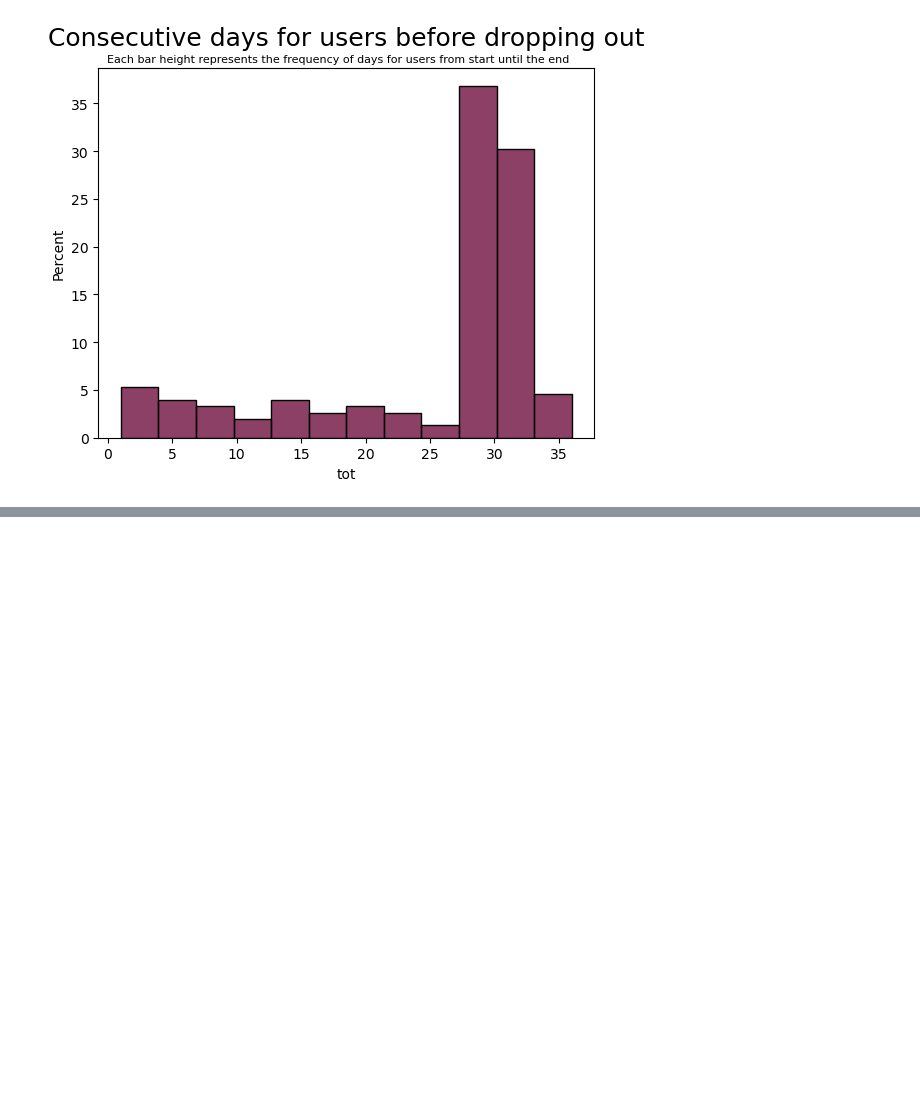
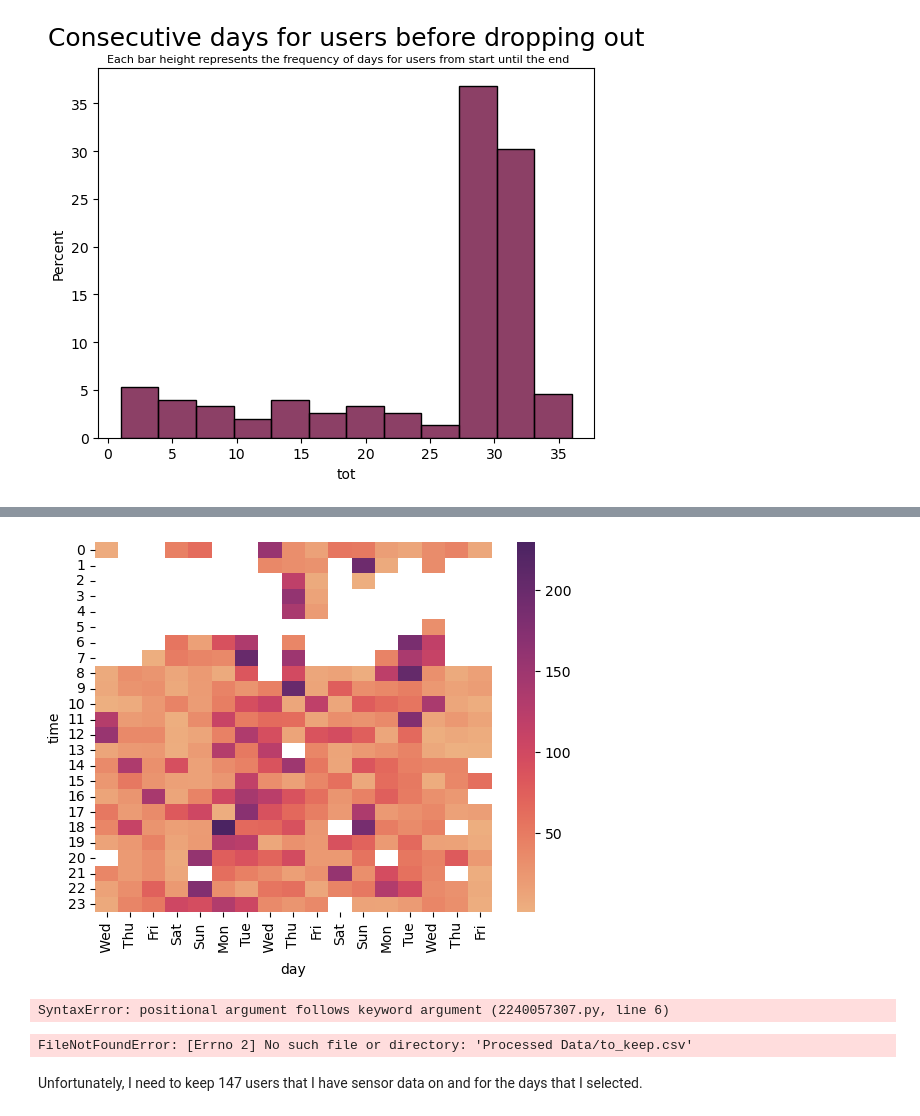
Before and after one commit to FluveFV/PhonePervasiveness, a Jupyter notebook: Data_preparation_and_cleaning.ipynb, the cells around one changed output, grey strips where cells are left out. Drawn from its saved outputs; the diff is of its cells as text; code cells hidden in the pictures; blank space fills up the shorter version.

```diff
--- a/Data_preparation_and_cleaning.ipynb
+++ b/Data_preparation_and_cleaning.ipynb
@@ -336,0 +343,7 @@ df['circaday'] = df[(df['circaday'] == )]
+# %%
+# run once more to avoid duplicates, see issue in file_reduction.ipynb
+import timedelta
+
+df_min = df_min.groupby(['userid', pd.Grouper(key='timestamp', freq='1Min')])['touches'].sum().reset_index().copy(deep=True)
+df_min['touches'] = df_min.touches.astype(int)
+print(f'Rows: {df_min.shape[0]:,}')  #should be '682,611'
@@ -336,0 +372,12 @@ df['circaday'] = df[(df['circaday'] == )]
+# %%
+days = dict()
+for i in range(10, 29):
+    days[i] = i-12 + 1   #days translates to month days to common count of days
+
+def today_or_yesterday(t):
+    if t.hour < 5:
+        return days[t.day - 1]
+    else:
+        return days[t.day]
+day = [[today_or_yesterday(timestamp) for timestamp in df_min['timestamp']]]
+df_min.insert(3, 'day', pd.Series(day[0]))
@@ -336,0 +419,9 @@ df['circaday'] = df[(df['circaday'] == )]
+# %%
+#Graph: I need to make code more readable.
+
+out = df_min[df_min.userid.isin([1])]
+min_range = pd.date_range(start=df_min.timestamp.min(), end=df_min.timestamp.max(), freq='T')
+complete_data = {'timestamp': min_range}
+complete_df = pd.DataFrame(complete_data)
+out = pd.merge(complete_df, pd.DataFrame(out), how='left', on='timestamp')
+out['touches'] = out['touches'].fillna(0).astype(int)
@@ -336,0 +448,21 @@ df['circaday'] = df[(df['circaday'] == )]
+# %%
+out['time'] = df_min['timestamp'].dt.hour
+out = out.groupby(['time', 'day'])['touches'].median().unstack()
+# %%
+g = sns.heatmap(out, cmap="flare")
+human_days = [' Wed', 'Thu', 'Fri','Sat', 'Sun', 'Mon', 'Tue',] * 2
+human_days.extend([' Wed', 'Thu', 'Fri'])
+g.set_xticklabels(human_days)
+plt.savefig('heatmap_of_use.png')
+plt.show()
+# %% [output]
+[figure, added]
+# %%
+fig, axes = plt.subplots(nrows=1, ncols=2, sharex=True)
+
+g1 = df_min[(df_min['day']== 1)]
+g2 = df_min[(df_min['day']== 2)]
+
+sns.heatmap(data=g1, values=g1['day'], g1.timestamp.dt.strftime('%d-%m-%Y'))
+# %% [output]
+SyntaxError: positional argument follows keyword argument (2240057307.py, line 6)
@@ -336,0 +472,6 @@ df['circaday'] = df[(df['circaday'] == )]
+# %%
+to_keep = pd.read_csv('Processed Data/to_keep.csv')
+# %% [output]
+FileNotFoundError: [Errno 2] No such file or directory: 'Processed Data/to_keep.csv'
+# %% [markdown]
+Unfortunately, I need to keep 147 users that I have sensor data on and for the days that I selected.
```
Also changed, not shown: parts of 36 cells of this notebook.
